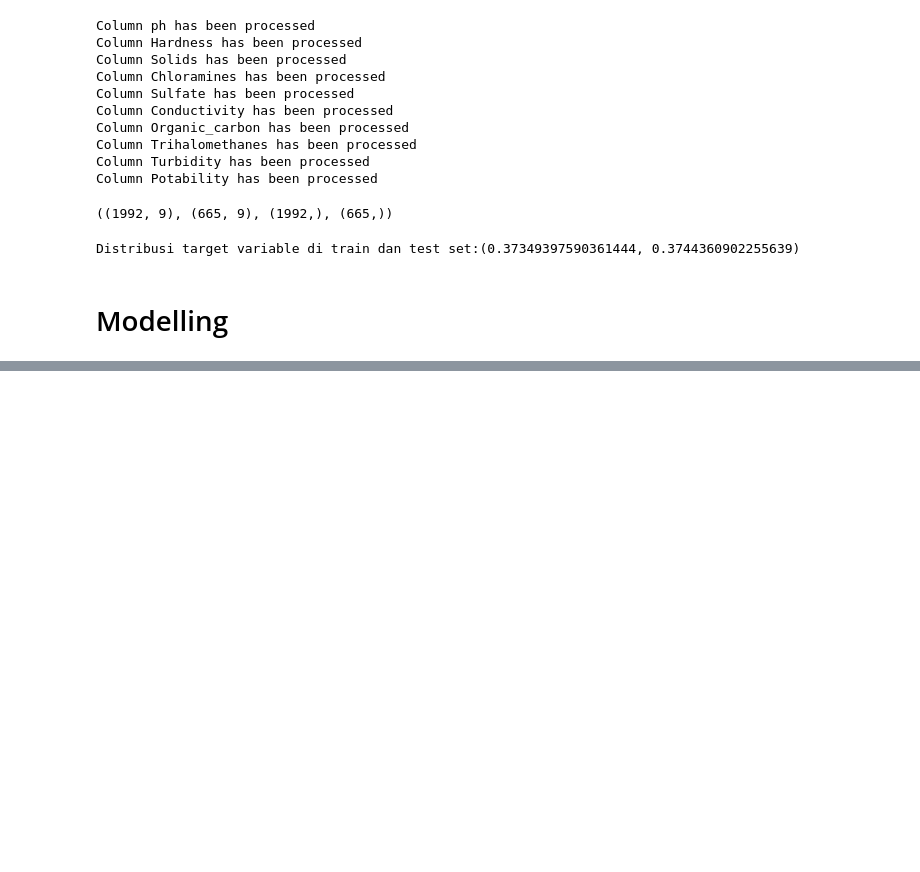
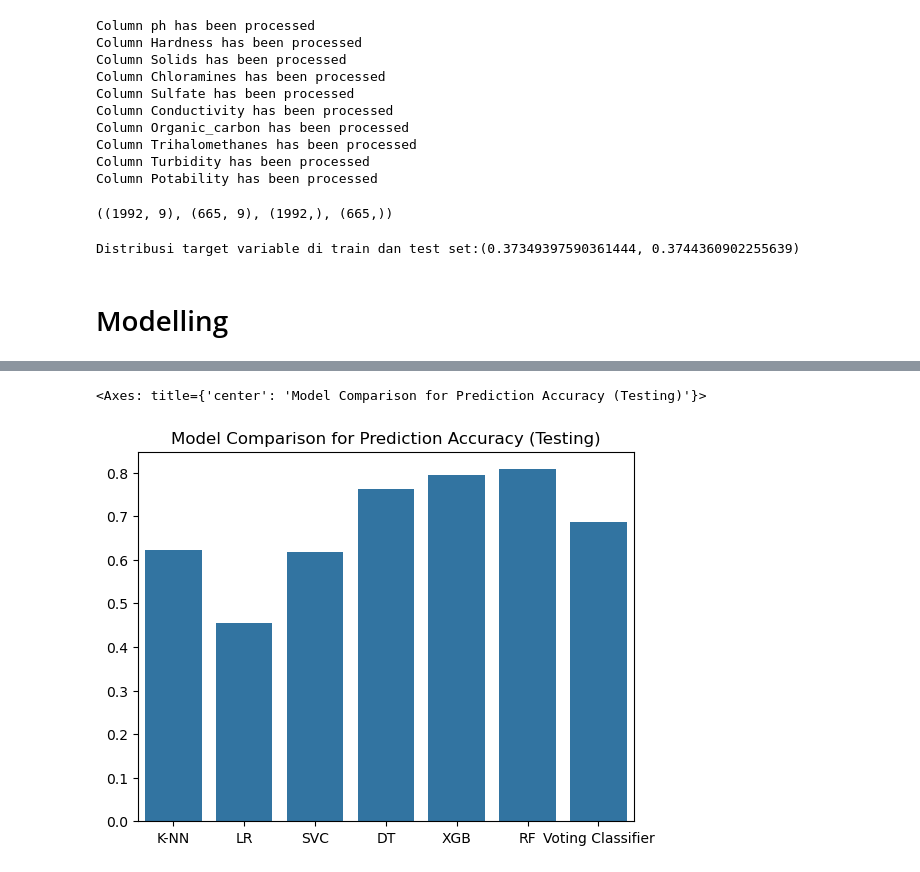
Before and after one commit to voidt01/Water-Quality-Machine-Learning-Prediction-Model, a Jupyter notebook: FINAL.ipynb, the cells around one changed output, grey strips where cells are left out. Saved outputs shown, nothing was run; the diff lists cells and outputs as text; code cells hidden in the pictures; blank space fills up the shorter version.

```diff
--- a/FINAL.ipynb
+++ b/FINAL.ipynb
@@ -378,0 +485,7 @@ sns.barplot(x=['K-NN', 'Logistic Regression', 'SVC', 'Decision Tree', 'XGBoost']
+# %%
+plt.title('Model Comparison for Prediction Accuracy (Testing)')
+sns.barplot(x=['K-NN', 'LR', 'SVC', 'DT', 'XGB', 'RF', 'Voting Classifier'],
+            y=[knn.score(X_test, y_test), lr.score(X_test, y_test), svc.score(X_test, y_test), dt.score(X_test, y_test), xgb.score(X_test, y_test),rf.score(X_test, y_test), voting_clf.score(X_test, y_test)])
+# %% [output]
+<Axes: title={'center': 'Model Comparison for Prediction Accuracy (Testing)'}>
+[figure, added]
```
Also changed, not shown: parts of 23 cells of this notebook, 11 other files.
